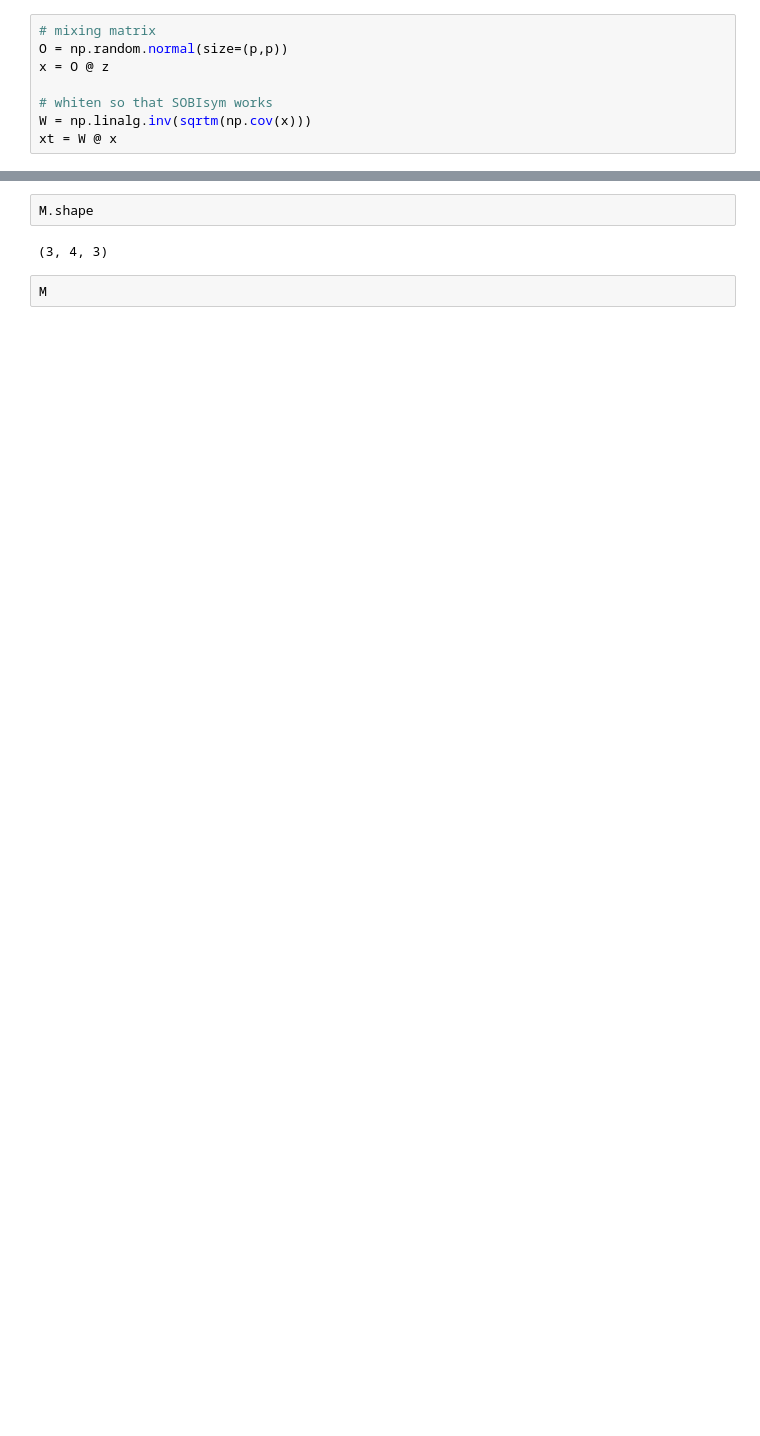
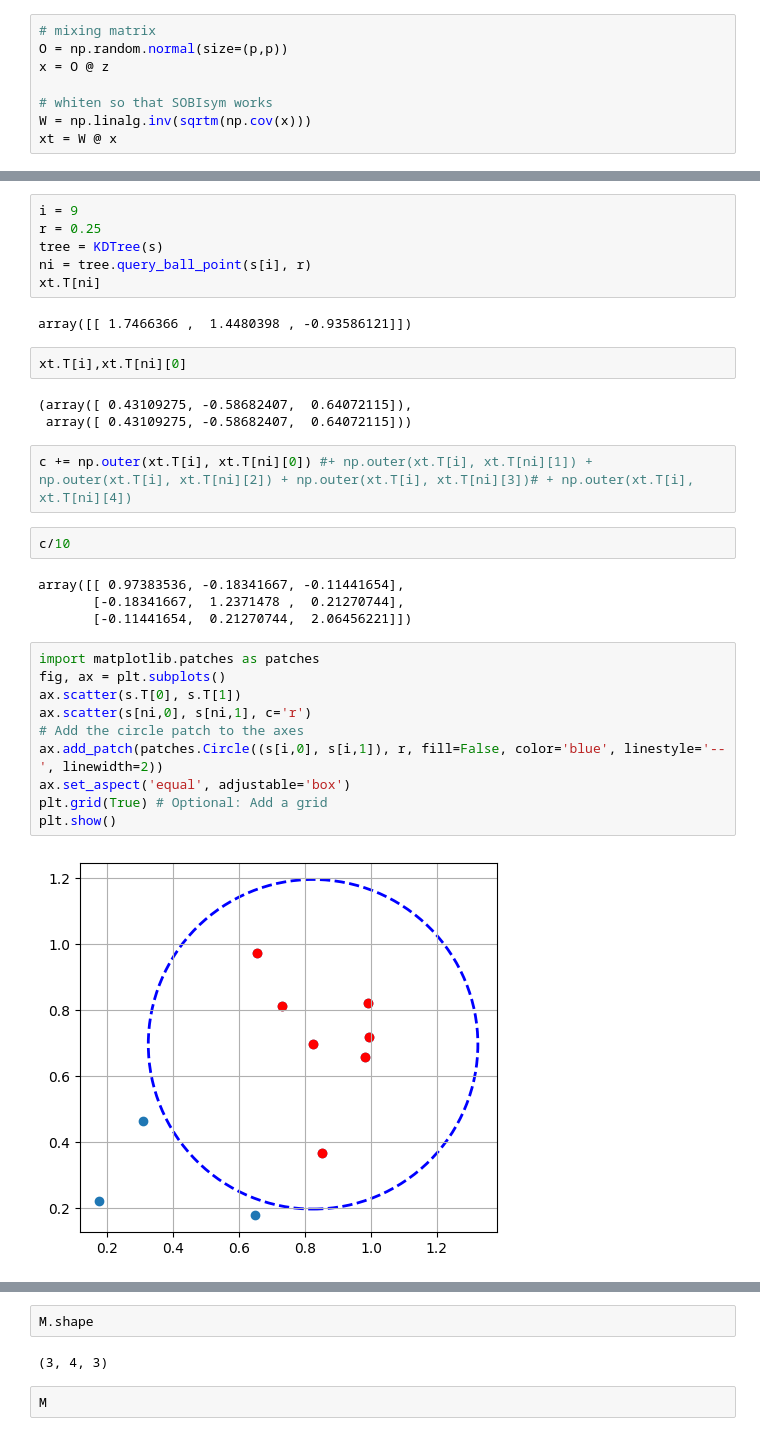
Before and after one commit to imanring/AML_Final_Project, a Jupyter notebook: src/SBSS.ipynb, the cells around one changed output, grey strips where cells are left out. Cells and saved outputs as stored; diff of their text form; blank space fills up the shorter version.

```diff
--- a/src/SBSS.ipynb
+++ b/src/SBSS.ipynb
@@ -131,2 +72,35 @@ def calculate_local_covariance(points, radius, variables):
 
     return covariance_matrix / variables.shape[0]
+# %%
+i = 9
+r = 0.25
+tree = KDTree(s)
+ni = tree.query_ball_point(s[i], r)
+xt.T[ni]
+# %% [output]
+array([[ 1.7466366 ,  1.4480398 , -0.93586121]])
+# %%
+xt.T[i],xt.T[ni][0]
+# %% [output]
+(array([ 0.43109275, -0.58682407,  0.64072115]),
+ array([ 0.43109275, -0.58682407,  0.64072115]))
+# %%
+c += np.outer(xt.T[i], xt.T[ni][0]) #+ np.outer(xt.T[i], xt.T[ni][1]) + np.outer(xt.T[i], xt.T[ni][2]) + np.outer(xt.T[i], xt.T[ni][3])# + np.outer(xt.T[i], xt.T[ni][4])
+# %%
+c/10
+# %% [output]
+array([[ 0.97383536, -0.18341667, -0.11441654],
+       [-0.18341667,  1.2371478 ,  0.21270744],
+       [-0.11441654,  0.21270744,  2.06456221]])
+# %%
+import matplotlib.patches as patches
+fig, ax = plt.subplots()
+ax.scatter(s.T[0], s.T[1])
+ax.scatter(s[ni,0], s[ni,1], c='r')
+# Add the circle patch to the axes
+ax.add_patch(patches.Circle((s[i,0], s[i,1]), r, fill=False, color='blue', linestyle='--', linewidth=2))
+ax.set_aspect('equal', adjustable='box')
+plt.grid(True) # Optional: Add a grid
+plt.show()
+# %% [output]
+[figure, added]
```
Also changed, not shown: parts of 21 cells of this notebook.
